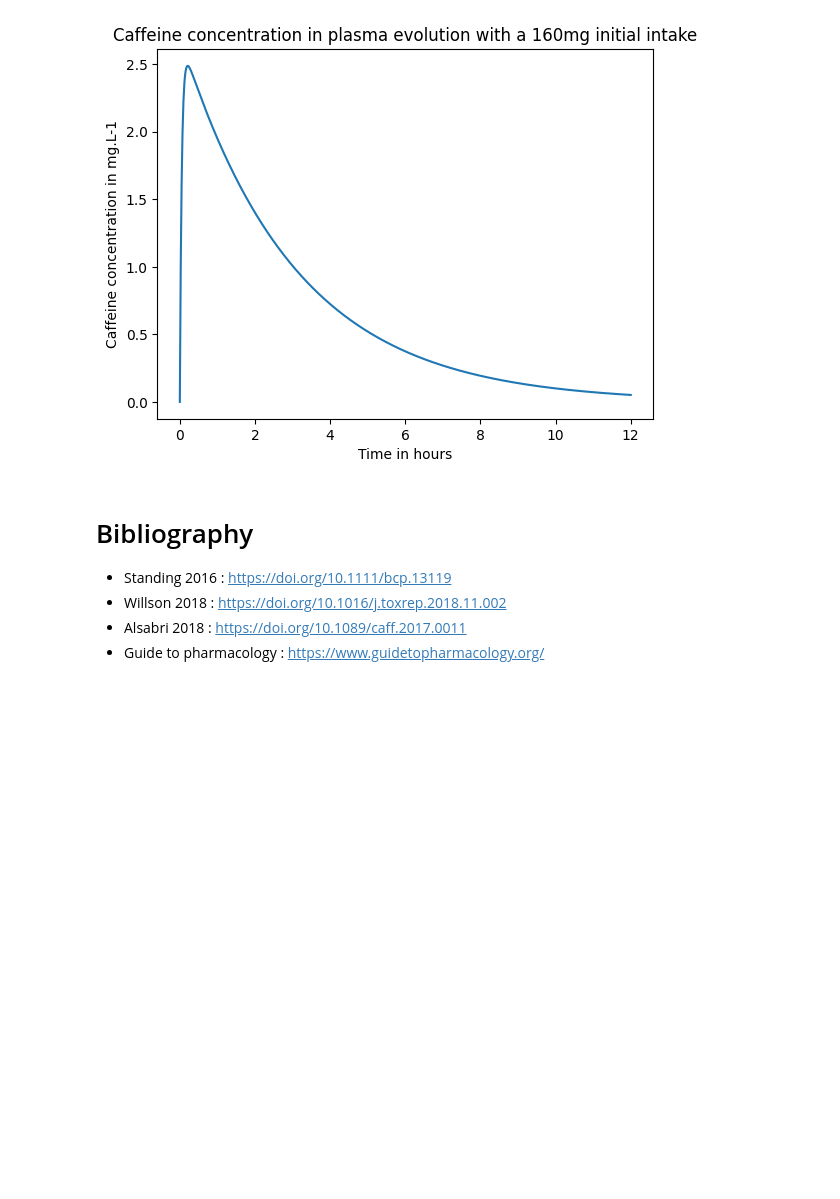
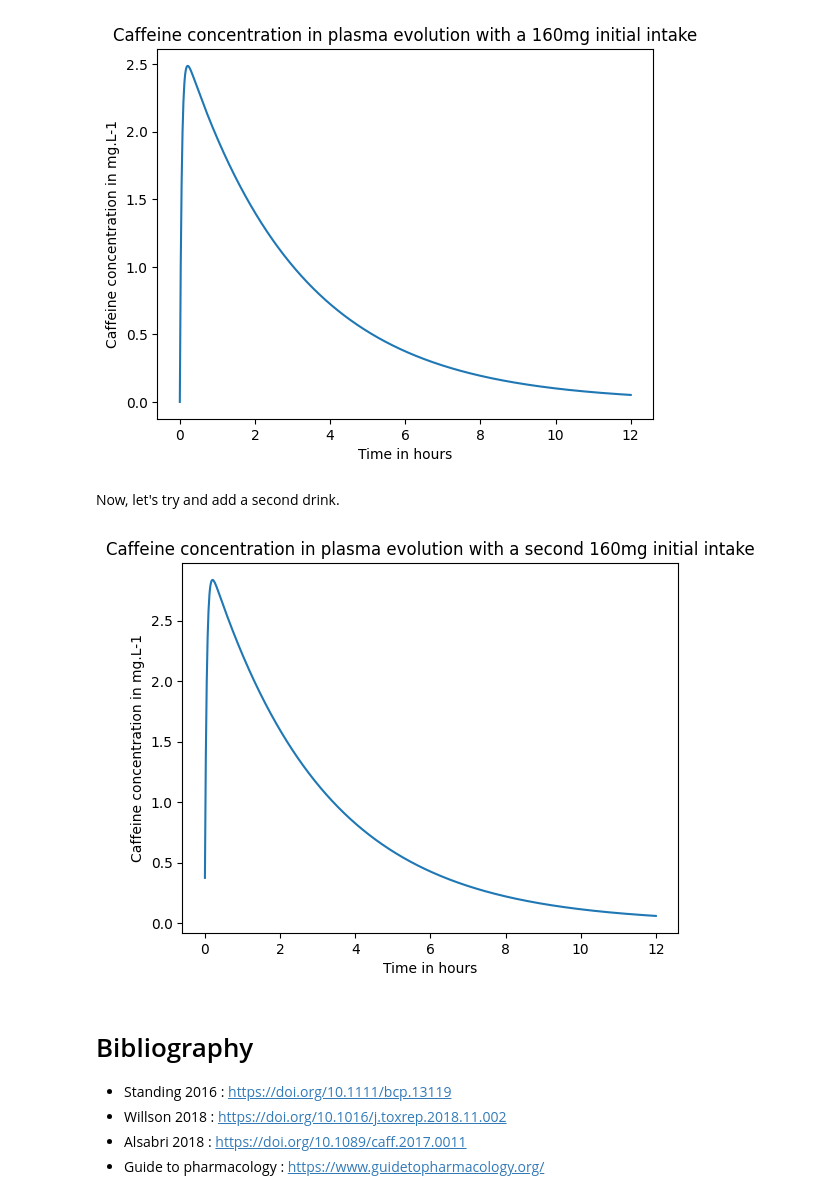
Before and after one commit to Evan-Le-Chenadec/caffeine-calculator, a Jupyter notebook: src/NotebookCaff.ipynb, the cells around one changed output. Cells and saved outputs as stored; diff of their text form; code cells hidden in the pictures; blank space fills up the shorter version.

```diff
--- a/src/NotebookCaff.ipynb
+++ b/src/NotebookCaff.ipynb
@@ -52,6 +52,46 @@ plt.xlabel("Time in hours")
 plt.show()
 # %% [output]
 [figure]
+# %% [markdown]
+Now, let's try and add a second drink.
+# %%
+import numpy as np
+import matplotlib.pyplot as plt
+from scipy.integrate import odeint
+
+#We have 3 differential equations, with 2 constants :
+#The K01 absorption rate constant : 0.33 min^-1
+#The K02 elimination rate constant : 0.33 hour^-1 -> 19.8 min^-1
+
+K01 = 0.33   #minutes-1
+K02 = 0.33*60   #Minutes-1
+QConso = 160 #Quantity in mg
+
+def model(y,t,K01, K02):
+    #Parameters
+    A,B,C = y
+    #The kinetics equations
+    dydt = [-K01*A, K01*A - K02*B, K02*B]
+    return dydt
+
+y0 = [QConso, 0, 0]
+t=np.linspace(0, 12, 1000)
+x = odeint(model, y0, t, args=(K01, K02))
+
+y0 = x[500] + [160, 0, 0]
+x = odeint(model, y0, t, args=(K01, K02))
+
+B_plot=[]
+for i in range(len(x)):
+    B_plot.append(x[i][1])
+
+plt.plot(t, B_plot)
+plt.title("Caffeine concentration in plasma evolution with a second 160mg initial intake")
+plt.ylabel("Caffeine concentration in mg.L-1")
+plt.xlabel("Time in hours")
+plt.show()
+# %% [output]
+[figure, added]
 # %% [markdown]
 # Bibliography
 
```
